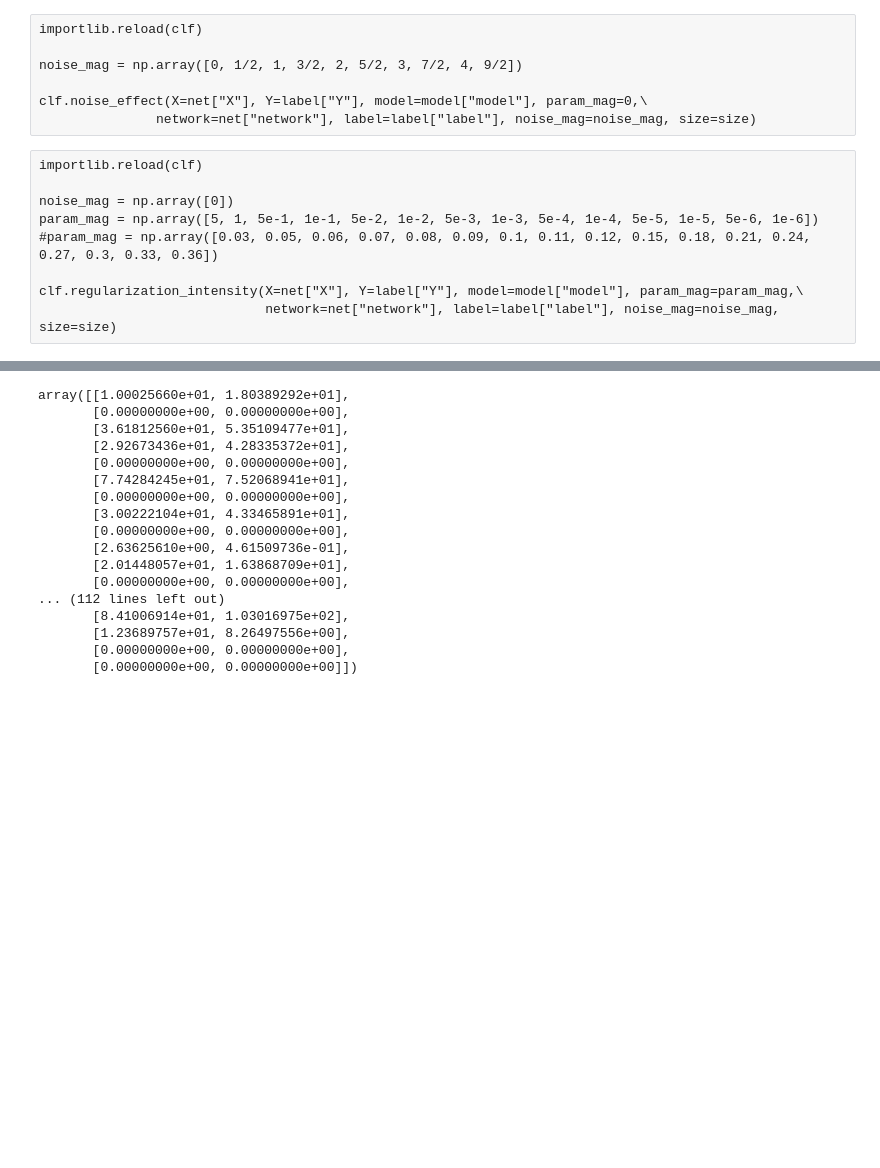
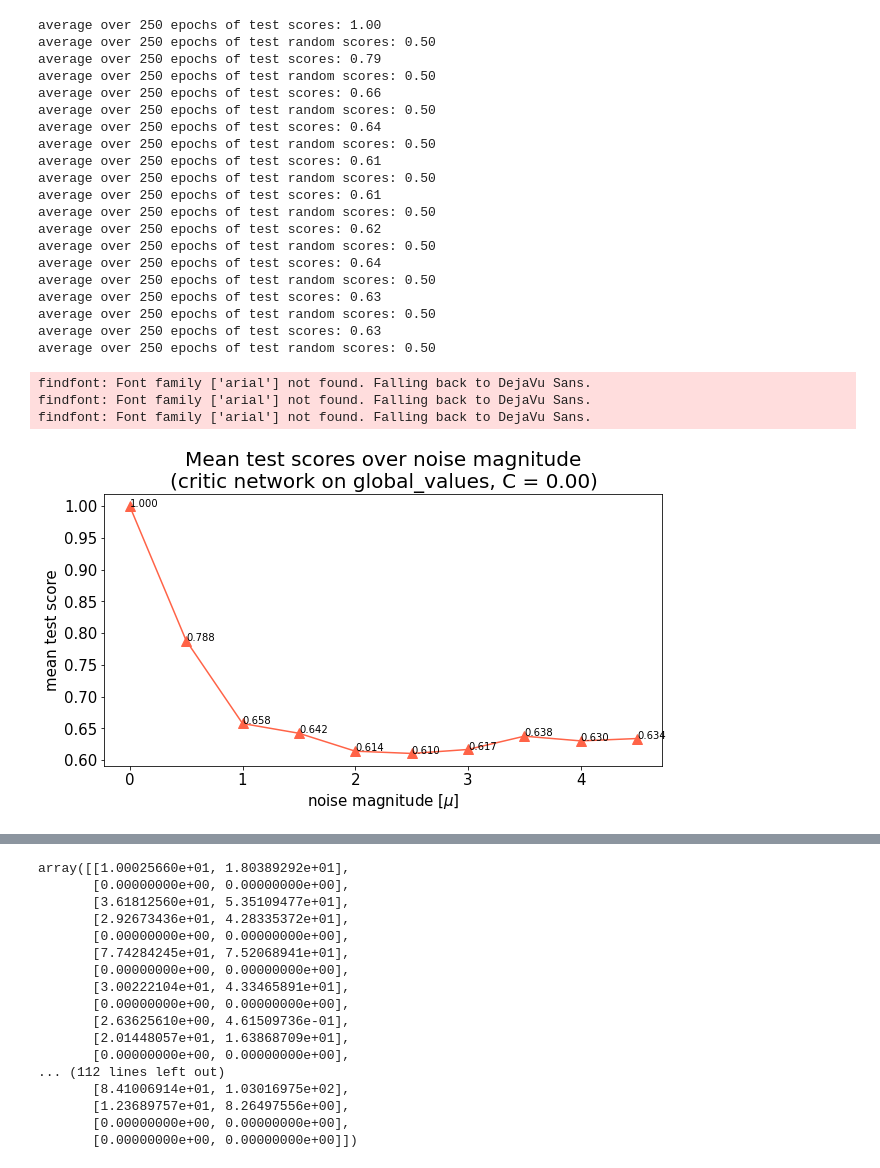
Before and after one commit to MartiniMarittimo/Relevant_neurons_analysis, a Jupyter notebook: relevant_neurons_analysis.ipynb, the cells around one changed output, grey strips where cells are left out. Cells and saved outputs as stored; diff of their text form; code cells hidden in the pictures; blank space fills up the shorter version.

```diff
--- a/relevant_neurons_analysis.ipynb
+++ b/relevant_neurons_analysis.ipynb
@@ -62,19 +82,3 @@ label = {"Y" : global_values, "label" : "global_values"}
 #model = {"model" : 'perceptron', "param" : 0}
 model = {"model" : 'perceptronL1', "param" : 0.01}
 #model = {"model" : 'svm', "param" : 0.001}
-# %% [raw]
-importlib.reload(clf)
-
-noise_mag = np.array([0, 1/2, 1, 3/2, 2, 5/2, 3, 7/2, 4, 9/2])
-
-clf.noise_effect(X=net["X"], Y=label["Y"], model=model["model"], param_mag=0,\
-               network=net["network"], label=label["label"], noise_mag=noise_mag, size=size)
-# %% [raw]
-importlib.reload(clf)
-
-noise_mag = np.array([0])
-param_mag = np.array([5, 1, 5e-1, 1e-1, 5e-2, 1e-2, 5e-3, 1e-3, 5e-4, 1e-4, 5e-5, 1e-5, 5e-6, 1e-6])
-#param_mag = np.array([0.03, 0.05, 0.06, 0.07, 0.08, 0.09, 0.1, 0.11, 0.12, 0.15, 0.18, 0.21, 0.24, 0.27, 0.3, 0.33, 0.36])
-
-clf.regularization_intensity(X=net["X"], Y=label["Y"], model=model["model"], param_mag=param_mag,\
-                             network=net["network"], label=label["label"], noise_mag=noise_mag, size=size)
@@ -87,0 +85,32 @@ clf.regularization_intensity(X=net["X"], Y=label["Y"], model=model["model"], par
+# %%
+importlib.reload(clf)
+
+noise_mag = np.array([0, 1/2, 1, 3/2, 2, 5/2, 3, 7/2, 4, 9/2])
+
+clf.noise_effect(X=net["X"], Y=label["Y"], model=model["model"], param_mag=0,\
+               network=net["network"], label=label["label"], noise_mag=noise_mag, size=size)
+# %% [output]
+average over 250 epochs of test scores: 1.00
+average over 250 epochs of test random scores: 0.50
+average over 250 epochs of test scores: 0.79
+average over 250 epochs of test random scores: 0.50
+average over 250 epochs of test scores: 0.66
+average over 250 epochs of test random scores: 0.50
+average over 250 epochs of test scores: 0.64
+average over 250 epochs of test random scores: 0.50
+average over 250 epochs of test scores: 0.61
+average over 250 epochs of test random scores: 0.50
+average over 250 epochs of test scores: 0.61
+average over 250 epochs of test random scores: 0.50
+average over 250 epochs of test scores: 0.62
+average over 250 epochs of test random scores: 0.50
+average over 250 epochs of test scores: 0.64
+average over 250 epochs of test random scores: 0.50
+average over 250 epochs of test scores: 0.63
+average over 250 epochs of test random scores: 0.50
+average over 250 epochs of test scores: 0.63
+average over 250 epochs of test random scores: 0.50
+findfont: Font family ['arial'] not found. Falling back to DejaVu Sans.
+findfont: Font family ['arial'] not found. Falling back to DejaVu Sans.
+findfont: Font family ['arial'] not found. Falling back to DejaVu Sans.
+[figure, added]
```
Also changed, not shown: parts of 19 cells of this notebook, 2 other files.
